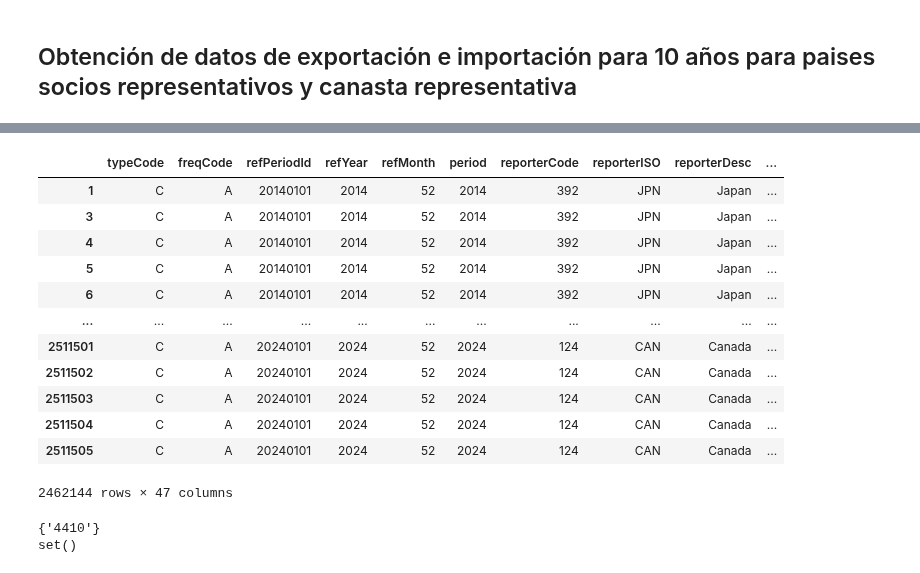
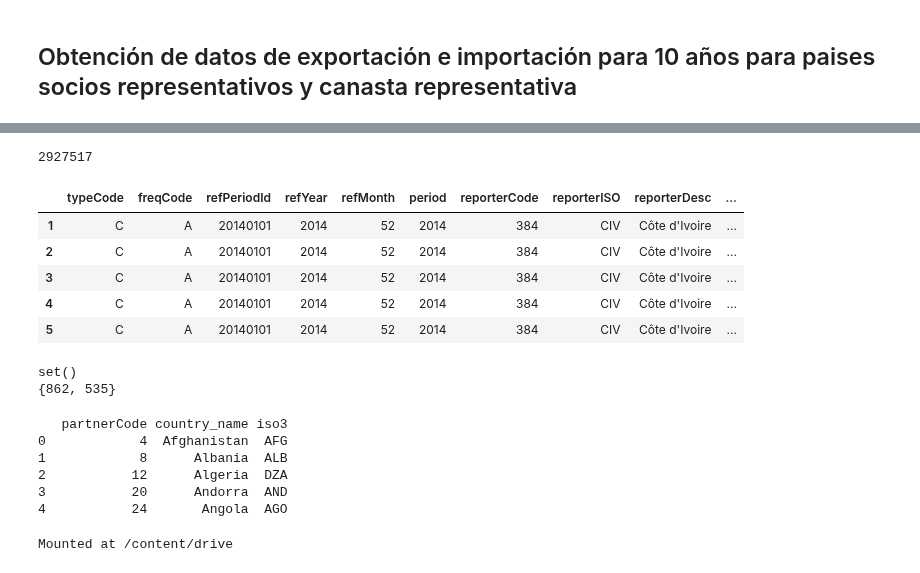
Before and after one commit to hubcborja/Trabajo_grado_ECIJG, a Jupyter notebook: Comtrade_Free_API.ipynb, the cells around one changed output, grey strips where cells are left out. Drawn from its saved outputs; the diff is of its cells as text; code cells hidden in the pictures.

```diff
--- a/Comtrade_Free_API.ipynb
+++ b/Comtrade_Free_API.ipynb
@@ -159,7 +165,7 @@ print(exports21_24['partnerISO'].unique())
 # %% [markdown]
 ### Determinación canasta báscia de productos de importación y exportación representativos
 # %%
-# Extraer canasta representativa 60% de las importaciones
+# Extraer canasta representativa 51% de las importaciones
 imports21_24_sintotal=imports21_24[imports21_24['cmdCode']!='TOTAL']
 imports21_24_sintotal=imports21_24_sintotal[~imports21_24_sintotal['partnerISO'].isin(['S19', 'X2 ', 'W00','_X '])]
 imports21_24_partida=imports21_24_sintotal[imports21_24_sintotal['cmdCode'].str.len() == 4].copy()
@@ -169,11 +175,11 @@ imports21_24_agr=imports21_24_agr.sort_values(by='cifvalue', ascending=False)
 total_valorcif_imp=imports21_24_agr['cifvalue'].sum()
 imports21_24_agr['part_cifvalue']=imports21_24_agr['cifvalue']/total_valorcif_imp
 imports21_24_agr['part_acum']=imports21_24_agr['part_cifvalue'].cumsum()
-cesta_imp=imports21_24_agr[imports21_24_agr['part_acum']<=0.6]
+cesta_imp=imports21_24_agr[imports21_24_agr['part_acum']<=0.51]
 lista_cod_cesta_imp=cesta_imp['cmdCode'].tolist()
 print(lista_cod_cesta_imp)
 
-# Extraer canasta representativa 60% de las exportaciones
+# Extraer canasta representativa 51% de las exportaciones
 exports21_24_sintotal=exports21_24[exports21_24['cmdCode']!='TOTAL']
 exports21_24_sintotal=exports21_24_sintotal[~exports21_24_sintotal['partnerISO'].isin(['S19', 'X2 ', 'W00','_X '])]
 exports21_24_partida=exports21_24_sintotal[exports21_24_sintotal['cmdCode'].str.len() == 4].copy()
@@ -183,7 +189,7 @@ exports21_24_agr=exports21_24_agr.sort_values(by='fobvalue', ascending=False)
 total_valorcif_exp=exports21_24_agr['fobvalue'].sum()
 exports21_24_agr['part_fobvalue']=exports21_24_agr['fobvalue']/total_valorcif_imp
 exports21_24_agr['part_acum']=exports21_24_agr['part_fobvalue'].cumsum()
-cesta_exp=exports21_24_agr[exports21_24_agr['part_acum']<=0.6]
+cesta_exp=exports21_24_agr[exports21_24_agr['part_acum']<=0.51]
 lista_cod_cesta_exp=cesta_exp['cmdCode'].tolist()
 print(lista_cod_cesta_exp)
 # %% [output]
@@ -217,7 +223,7 @@ exports21_24_agr=exports21_24_agr.sort_values(by='fobvalue', ascending=False)
 total_valorcif_exp=exports21_24_agr['fobvalue'].sum()
 exports21_24_agr['part_fobvalue']=exports21_24_agr['fobvalue']/total_valorcif_imp
 exports21_24_agr['part_acum']=exports21_24_agr['part_fobvalue'].cumsum()
-paises_exp=exports21_24_agr[exports21_24_agr['part_acum']<=0.6]
+paises_exp=exports21_24_agr[exports21_24_agr['part_acum']<=0.75]
 lista_cod_paises_exp=paises_exp['partnerCode'].tolist()
 lista_cod_paises_exp_iso=paises_exp['partnerISO'].tolist()
 print(lista_cod_paises_exp_iso)
@@ -227,8 +233,9 @@ print(lista_cod_paises_exp_iso)
 # %% [markdown]
 ## Obtención de datos de exportación e importación para 10 años para paises socios representativos y canasta representativa
 # %%
-# Socios representativos
-socios_comerciales=list(set(lista_cod_paises_imp + lista_cod_paises_exp + [170]))
+# Socios representativos (Se agrega Colombia y los que tienen acuerdos para evitar doble tributacion)
+paises_convenio=[724, 152, 757, 124, 484, 410, 620, 699, 203, 251, 826, 784, 392, 380, 858, 528, 76, 442, 68, 218, 604]
+socios_comerciales=list(set(lista_cod_paises_imp + lista_cod_paises_exp + paises_convenio + [170]))
 # Años
 chunks_anios = ['2014,2015,2016,2017,2018', '2019,2020,2021,2022,2023', '2024']
 # Canasta representativa
@@ -239,11 +252,15 @@ exports_imports_socios=[]
 # Bucle para la API para buscar la canasta en la importación y exportacion de los socios
 for socio in socios_comerciales:
   for anio in chunks_anios:
+    try:
         temp = comtradeapicall.getFinalData(subscription_key=PrimaryKey, typeCode='C', freqCode='A', clCode='HS', period=anio,
                                     reporterCode=str(socio), cmdCode=cmd_cadena, flowCode='M,X', partnerCode=None,partner2Code=None,
                                     customsCode=None, motCode=None, maxRecords=100000, format_output='JSON',
                                     aggregateBy=None, breakdownMode='classic', countOnly=None, includeDesc=True)
         exports_imports_socios.append(temp)
-        print('datos extradiso para: ', temp['reporterISO'].unique(), anio, temp['reporterCode'].size)
-        time.sleep(3)
+        print('Datos extraidos para:', temp['reporterISO'].unique(),'grupo años:', anio,'tamaño:', temp['reporterCode'].size)
+        time.sleep(4)
+    except Exception as e:
+        print(f"Error en {str(socio)} para {anio}")
+    continue
 # %% [output]
@@ -268,23 +284,19 @@ TypeError: list indices must be integers or slices, not str
 # %%
 # Limpieza de la base para zonas sin identificar y otros productos
 exports_imports_socios_red_commodities = pd.concat(exports_imports_socios, ignore_index=True)
 exports_imports_socios_red_commodities=exports_imports_socios_red_commodities[exports_imports_socios_red_commodities['cmdCode']!='TOTAL']
-exports_imports_socios_red_commodities=exports_imports_socios_red_commodities[~exports_imports_socios_red_commodities['partnerISO'].isin(['X1','XX','X2 ', 'W00','_X '])]
-exports_imports_socios_red_commodities
+exports_imports_socios_red_commodities=exports_imports_socios_red_commodities[~exports_imports_socios_red_commodities['partnerISO'].isin(['X1 ','XX ','X2 ', 'W00','_X '])]
+
+print(exports_imports_socios_red_commodities['reporterCode'].size)
+exports_imports_socios_red_commodities.head()
 # %% [output]
+2927517
 |  | typeCode | freqCode | refPeriodId | refYear | refMonth | period | reporterCode | reporterISO | reporterDesc | ... |
-| 1 | C | A | 20140101 | 2014 | 52 | 2014 | 392 | JPN | Japan | ... |
-| 3 | C | A | 20140101 | 2014 | 52 | 2014 | 392 | JPN | Japan | ... |
-| 4 | C | A | 20140101 | 2014 | 52 | 2014 | 392 | JPN | Japan | ... |
-| 5 | C | A | 20140101 | 2014 | 52 | 2014 | 392 | JPN | Japan | ... |
-| 6 | C | A | 20140101 | 2014 | 52 | 2014 | 392 | JPN | Japan | ... |
-| ... | ... | ... | ... | ... | ... | ... | ... | ... | ... | ... |
-| 2511501 | C | A | 20240101 | 2024 | 52 | 2024 | 124 | CAN | Canada | ... |
-| 2511502 | C | A | 20240101 | 2024 | 52 | 2024 | 124 | CAN | Canada | ... |
-| 2511503 | C | A | 20240101 | 2024 | 52 | 2024 | 124 | CAN | Canada | ... |
-| 2511504 | C | A | 20240101 | 2024 | 52 | 2024 | 124 | CAN | Canada | ... |
-| 2511505 | C | A | 20240101 | 2024 | 52 | 2024 | 124 | CAN | Canada | ... |
+| 1 | C | A | 20140101 | 2014 | 52 | 2014 | 384 | CIV | Côte d'Ivoire | ... |
+| 2 | C | A | 20140101 | 2014 | 52 | 2014 | 384 | CIV | Côte d'Ivoire | ... |
+| 3 | C | A | 20140101 | 2014 | 52 | 2014 | 384 | CIV | Côte d'Ivoire | ... |
+| 4 | C | A | 20140101 | 2014 | 52 | 2014 | 384 | CIV | Côte d'Ivoire | ... |
+| 5 | C | A | 20140101 | 2014 | 52 | 2014 | 384 | CIV | Côte d'Ivoire | ... |
-2462144 rows × 47 columns
 # %%
 #Verificación de la canasta básica y de los socios
 codigos_descargados = set(exports_imports_socios_red_commodities['cmdCode'].unique())
@@ -297,5 +309,27 @@ socios_esperados = set(socios_comerciales)
 socios_faltantes = socios_esperados - socios_descargados
 print(socios_faltantes)
 # %% [output]
-{'4410'}
 set()
+{862, 535}
+# %%
+# Importacion diccionario desde Comtrade para verificar los ISO3 correctos
+datos_json = requests.get("https://comtradeapi.un.org/files/v1/app/reference/Reporters.json").json()
+df_paises = pd.DataFrame(datos_json['results'])
+
+columnas_reporters = ['id', 'text', 'reporterCodeIsoAlpha3']
+columnas_exist = [col for col in columnas_reporters if col in df_paises.columns]
+
+df_diccionario_paises = df_paises[columnas_exist].copy()
+
+df_diccionario_paises.rename(columns={'id': 'partnerCode',
+                                      'text': 'country_name',
+                                      'reporterCodeIsoAlpha3': 'iso3'}, inplace=True)
+
+print(df_diccionario_paises.head())
+# %% [output]
+   partnerCode country_name iso3
+0            4  Afghanistan  AFG
+1            8      Albania  ALB
+2           12      Algeria  DZA
+3           20      Andorra  AND
+4           24       Angola  AGO
@@ -301,0 +347,8 @@ set()
+# %%
+drive.mount('/content/drive')
+ruta_drive = '/content/drive/MyDrive/Tesis_CDT_Datos'
+os.makedirs(ruta_drive, exist_ok=True)
+nombre_archivo = 'base_completa_comtrade_anual_2014_2024.csv'
+base_red.to_csv(os.path.join(ruta_drive, nombre_archivo), index=False)
+# %% [output]
+Mounted at /content/drive
```
Also changed, not shown: parts of 14 cells of this notebook.
